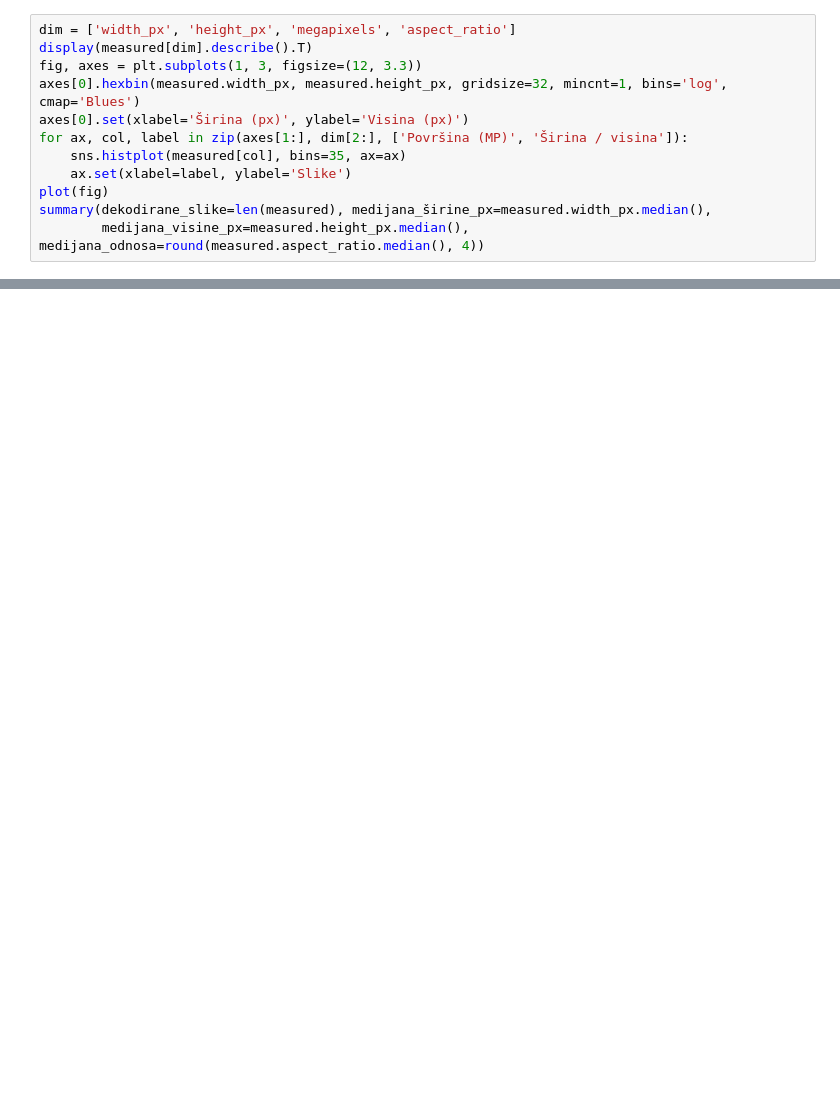
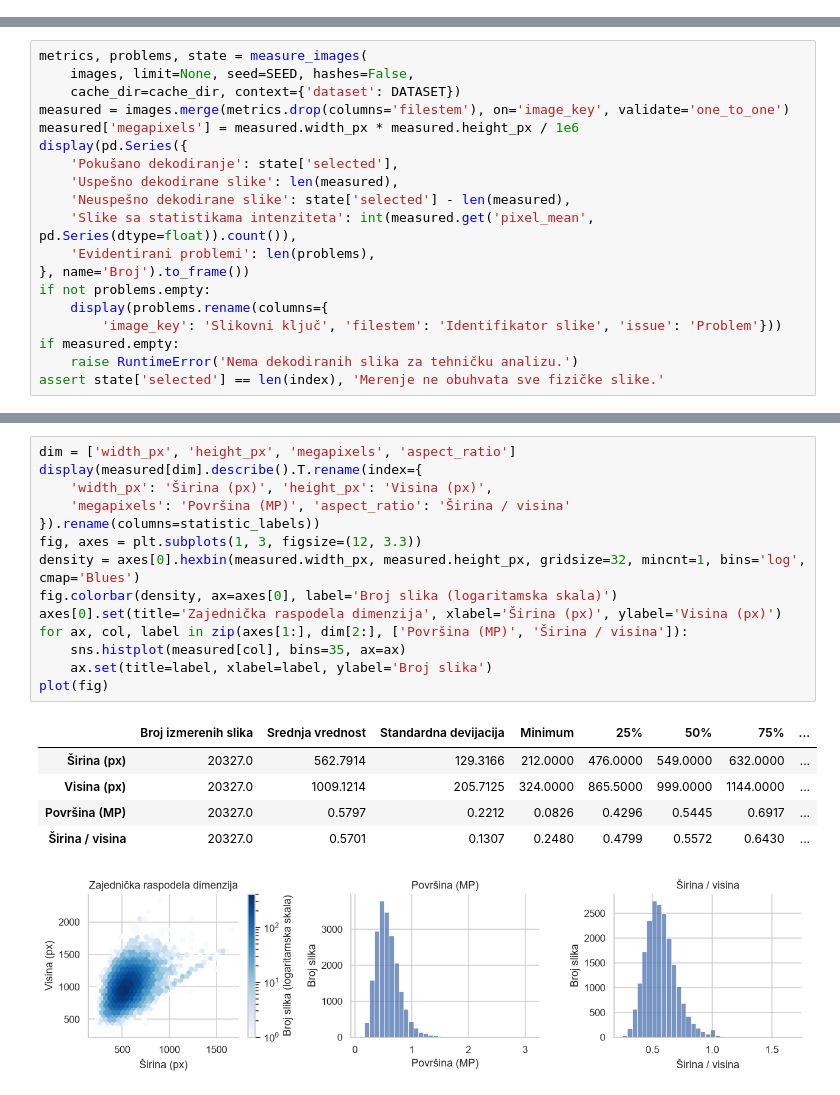
Before and after one commit to TeodoraBozic/wrist-fracture-yolo, a Jupyter notebook: notebooks/02_image_eda.ipynb, the cells around one changed output, grey strips where cells are left out. Drawn from its saved outputs; the diff is of its cells as text; blank space fills up the shorter version.

```diff
--- a/notebooks/02_image_eda.ipynb
+++ b/notebooks/02_image_eda.ipynb
@@ -123,12 +0,0 @@ if measured.empty:
-# %%
-dim = ['width_px', 'height_px', 'megapixels', 'aspect_ratio']
-display(measured[dim].describe().T)
-fig, axes = plt.subplots(1, 3, figsize=(12, 3.3))
-axes[0].hexbin(measured.width_px, measured.height_px, gridsize=32, mincnt=1, bins='log', cmap='Blues')
-axes[0].set(xlabel='Širina (px)', ylabel='Visina (px)')
-for ax, col, label in zip(axes[1:], dim[2:], ['Površina (MP)', 'Širina / visina']):
-    sns.histplot(measured[col], bins=35, ax=ax)
-    ax.set(xlabel=label, ylabel='Slike')
-plot(fig)
-summary(dekodirane_slike=len(measured), medijana_širine_px=measured.width_px.median(),
-        medijana_visine_px=measured.height_px.median(), medijana_odnosa=round(measured.aspect_ratio.median(), 4))
@@ -418,0 +91,19 @@ summary(obuhvat=coverage, očekivano=len(expected), indeksirano=len(index), poku
+# %%
+metrics, problems, state = measure_images(
+    images, limit=None, seed=SEED, hashes=False,
+    cache_dir=cache_dir, context={'dataset': DATASET})
+measured = images.merge(metrics.drop(columns='filestem'), on='image_key', validate='one_to_one')
+measured['megapixels'] = measured.width_px * measured.height_px / 1e6
+display(pd.Series({
+    'Pokušano dekodiranje': state['selected'],
+    'Uspešno dekodirane slike': len(measured),
+    'Neuspešno dekodirane slike': state['selected'] - len(measured),
+    'Slike sa statistikama intenziteta': int(measured.get('pixel_mean', pd.Series(dtype=float)).count()),
+    'Evidentirani problemi': len(problems),
+}, name='Broj').to_frame())
+if not problems.empty:
+    display(problems.rename(columns={
+        'image_key': 'Slikovni ključ', 'filestem': 'Identifikator slike', 'issue': 'Problem'}))
+if measured.empty:
+    raise RuntimeError('Nema dekodiranih slika za tehničku analizu.')
+assert state['selected'] == len(index), 'Merenje ne obuhvata sve fizičke slike.'
@@ -418,0 +197,21 @@ summary(obuhvat=coverage, očekivano=len(expected), indeksirano=len(index), poku
+# %%
+dim = ['width_px', 'height_px', 'megapixels', 'aspect_ratio']
+display(measured[dim].describe().T.rename(index={
+    'width_px': 'Širina (px)', 'height_px': 'Visina (px)',
+    'megapixels': 'Površina (MP)', 'aspect_ratio': 'Širina / visina'
+}).rename(columns=statistic_labels))
+fig, axes = plt.subplots(1, 3, figsize=(12, 3.3))
+density = axes[0].hexbin(measured.width_px, measured.height_px, gridsize=32, mincnt=1, bins='log', cmap='Blues')
+fig.colorbar(density, ax=axes[0], label='Broj slika (logaritamska skala)')
+axes[0].set(title='Zajednička raspodela dimenzija', xlabel='Širina (px)', ylabel='Visina (px)')
+for ax, col, label in zip(axes[1:], dim[2:], ['Površina (MP)', 'Širina / visina']):
+    sns.histplot(measured[col], bins=35, ax=ax)
+    ax.set(title=label, xlabel=label, ylabel='Broj slika')
+plot(fig)
+# %% [output]
+|  | Broj izmerenih slika | Srednja vrednost | Standardna devijacija | Minimum | 25% | 50% | 75% | ... |
+| Širina (px) | 20327.0 | 562.7914 | 129.3166 | 212.0000 | 476.0000 | 549.0000 | 632.0000 | ... |
+| Visina (px) | 20327.0 | 1009.1214 | 205.7125 | 324.0000 | 865.5000 | 999.0000 | 1144.0000 | ... |
+| Površina (MP) | 20327.0 | 0.5797 | 0.2212 | 0.0826 | 0.4296 | 0.5445 | 0.6917 | ... |
+| Širina / visina | 20327.0 | 0.5701 | 0.1307 | 0.2480 | 0.4799 | 0.5572 | 0.6430 | ... |
+[figure, added]
```
Also changed, not shown: parts of 60 cells of this notebook.
